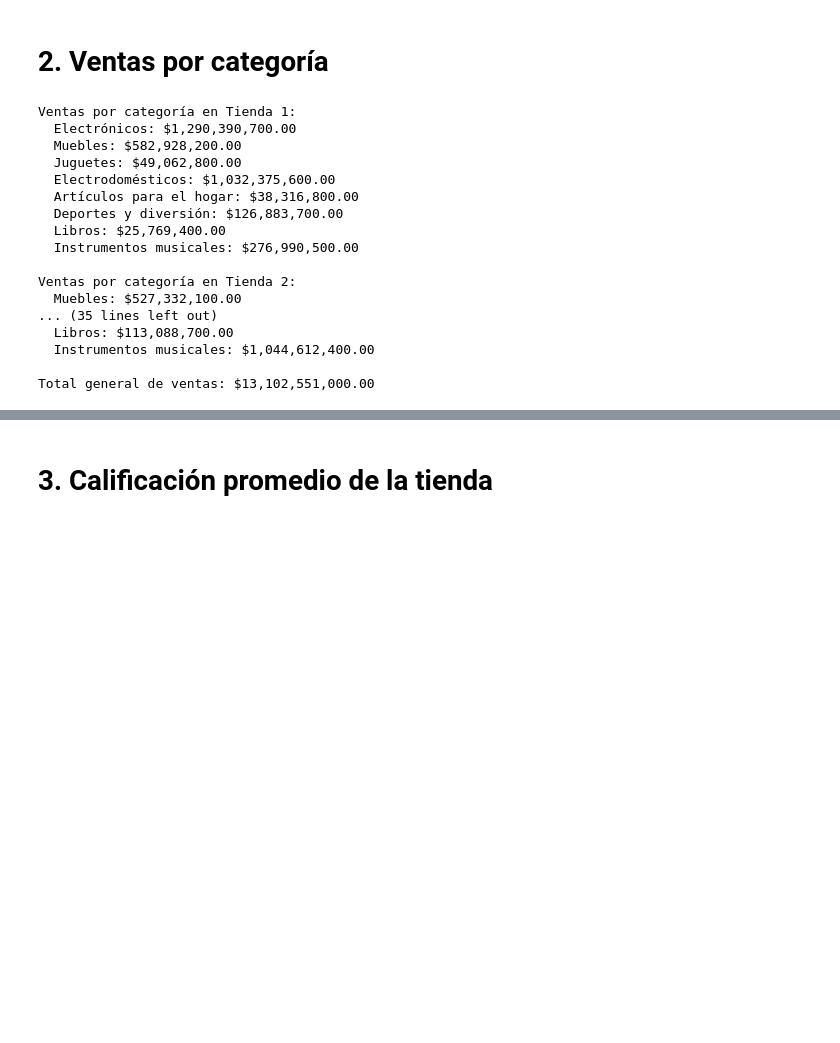
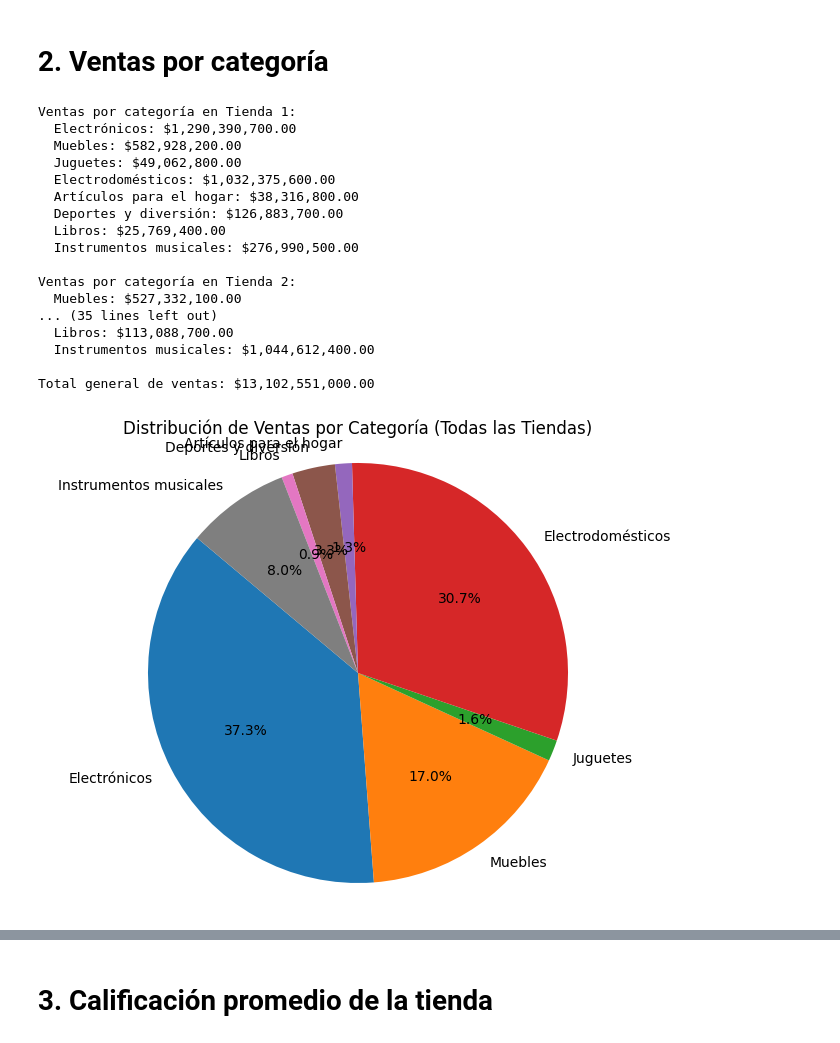
Before and after one commit to anagonesca/Challenge1_AluraStore_AnayeliGlezE, a Jupyter notebook: AluraStoreLatam.ipynb, the cells around one changed output, grey strips where cells are left out. Drawn from its saved outputs; the diff is of its cells as text; code cells hidden in the pictures; blank space fills up the shorter version.

```diff
--- a/AluraStoreLatam.ipynb
+++ b/AluraStoreLatam.ipynb
@@ -82,7 +82,9 @@ La facturación total de las tiendas es de: $4,403,619,200.00
 # %% [markdown]
 # 2. Ventas por categoría
 # %%
-import csv
+a.items():
+    for categoria, monto in categorias.items():
+        if categoria in ventas_totales_categoria:import csv
 from urllib.request import urlopen
 
 urls = [
@@ -135,9 +137,7 @@ for i, url in enumerate(urls):
 # Mostrar resultados totales
 print("\nVentas totales por categoría (all stores):")
 ventas_totales_categoria = {}
-for tienda_nombre, categorias in ventas_por_tienda_categoria.items():
-    for categoria, monto in categorias.items():
-        if categoria in ventas_totales_categoria:
+for tienda_nombre, categorias in ventas_por_tienda_categori
             ventas_totales_categoria[categoria] += monto
         else:
             ventas_totales_categoria[categoria] = monto
@@ -166,3 +166,17 @@ Ventas por categoría en Tienda 2:
   Instrumentos musicales: $1,044,612,400.00
 
 Total general de ventas: $13,102,551,000.00
+# %%
+import matplotlib.pyplot as plt
+
+# Crear gráfico de pastel de ventas por categoría
+categorias = list(ventas_totales_categoria.keys())
+montos = list(ventas_totales_categoria.values())
+
+plt.figure(figsize=(8, 6))
+plt.pie(montos, labels=categorias, autopct='%1.1f%%', startangle=140)
+plt.title('Distribución de Ventas por Categoría (Todas las Tiendas)')
+plt.axis('equal')  # Mantener forma circular
+plt.show()
+# %% [output]
+[figure, added]
```
Also changed, not shown: parts of 19 cells of this notebook.
